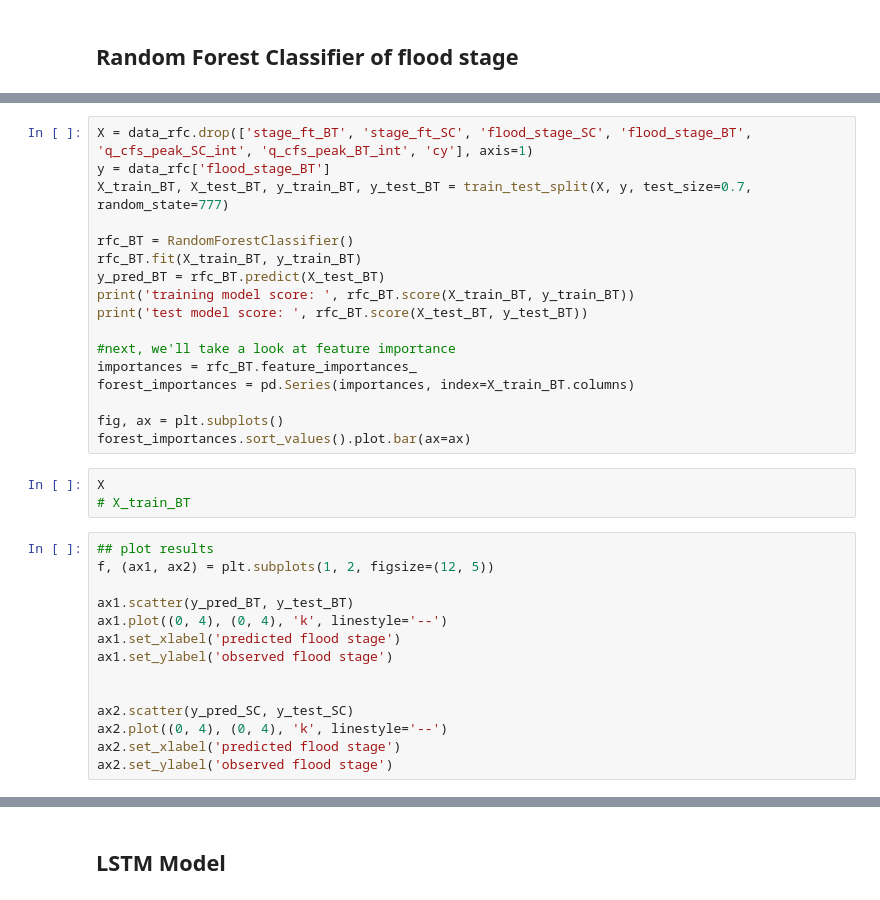
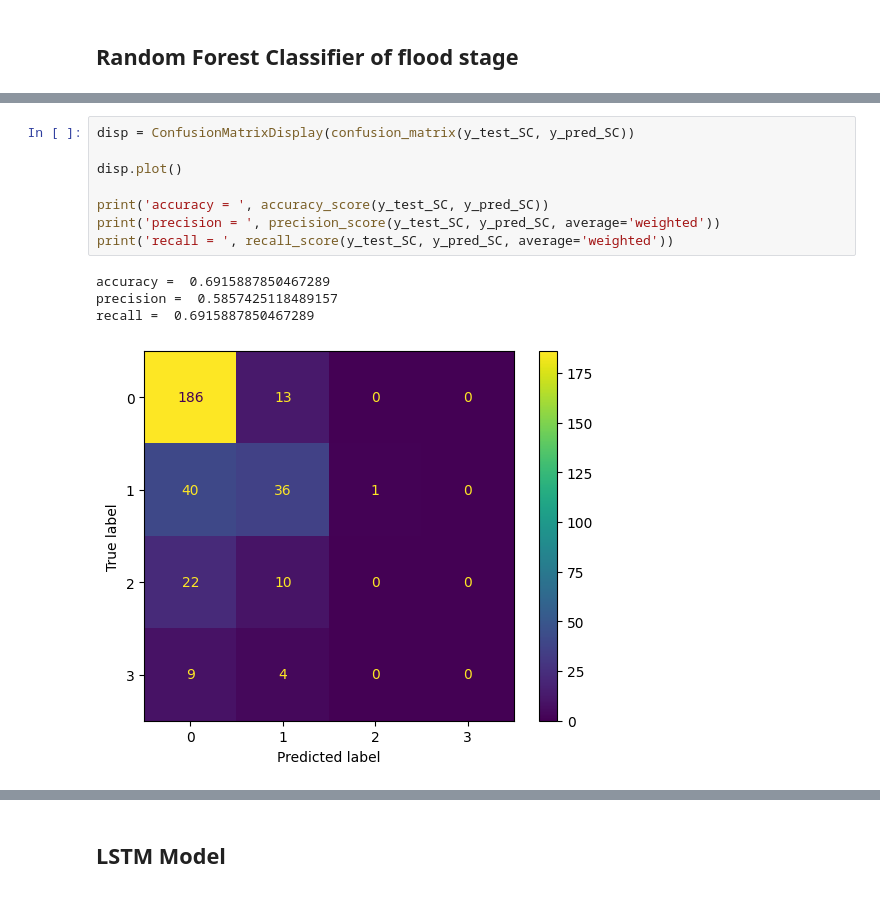
Before and after one commit to kpretz/San-Lorenzo-Flood-Prediction, a Jupyter notebook: 03_model.ipynb, the cells around one changed output, grey strips where cells are left out. Saved outputs shown, nothing was run; the diff lists cells and outputs as text.

```diff
--- a/03_model.ipynb
+++ b/03_model.ipynb
@@ -157,34 +188,13 @@ ValueError: Unknown label type: continuous. Maybe you are trying to fit a classi
-# %%
-X = data_rfc.drop(['stage_ft_BT', 'stage_ft_SC', 'flood_stage_SC', 'flood_stage_BT', 'q_cfs_peak_SC_int', 'q_cfs_peak_BT_int', 'cy'], axis=1)
-y = data_rfc['flood_stage_BT']
-X_train_BT, X_test_BT, y_train_BT, y_test_BT = train_test_split(X, y, test_size=0.7, random_state=777)
-
-rfc_BT = RandomForestClassifier()
-rfc_BT.fit(X_train_BT, y_train_BT)
-y_pred_BT = rfc_BT.predict(X_test_BT)
-print('training model score: ', rfc_BT.score(X_train_BT, y_train_BT))
-print('test model score: ', rfc_BT.score(X_test_BT, y_test_BT))
-
-#next, we'll take a look at feature importance
-importances = rfc_BT.feature_importances_
-forest_importances = pd.Series(importances, index=X_train_BT.columns)
-
-fig, ax = plt.subplots()
-forest_importances.sort_values().plot.bar(ax=ax)
-# %%
-X
-# X_train_BT
 # %%
-## plot results
-f, (ax1, ax2) = plt.subplots(1, 2, figsize=(12, 5))
+disp = ConfusionMatrixDisplay(confusion_matrix(y_test_SC, y_pred_SC))
 
-ax1.scatter(y_pred_BT, y_test_BT)
-ax1.plot((0, 4), (0, 4), 'k', linestyle='--')
-ax1.set_xlabel('predicted flood stage')
-ax1.set_ylabel('observed flood stage')
+disp.plot()
 
-
-ax2.scatter(y_pred_SC, y_test_SC)
-ax2.plot((0, 4), (0, 4), 'k', linestyle='--')
-ax2.set_xlabel('predicted flood stage')
-ax2.set_ylabel('observed flood stage')
+print('accuracy = ', accuracy_score(y_test_SC, y_pred_SC))
+print('precision = ', precision_score(y_test_SC, y_pred_SC, average='weighted'))
+print('recall = ', recall_score(y_test_SC, y_pred_SC, average='weighted'))
+# %% [output]
+accuracy =  0.6915887850467289
+precision =  0.5857425118489157
+recall =  0.6915887850467289
+[figure, added]
```
Also changed, not shown: parts of 18 cells of this notebook.
